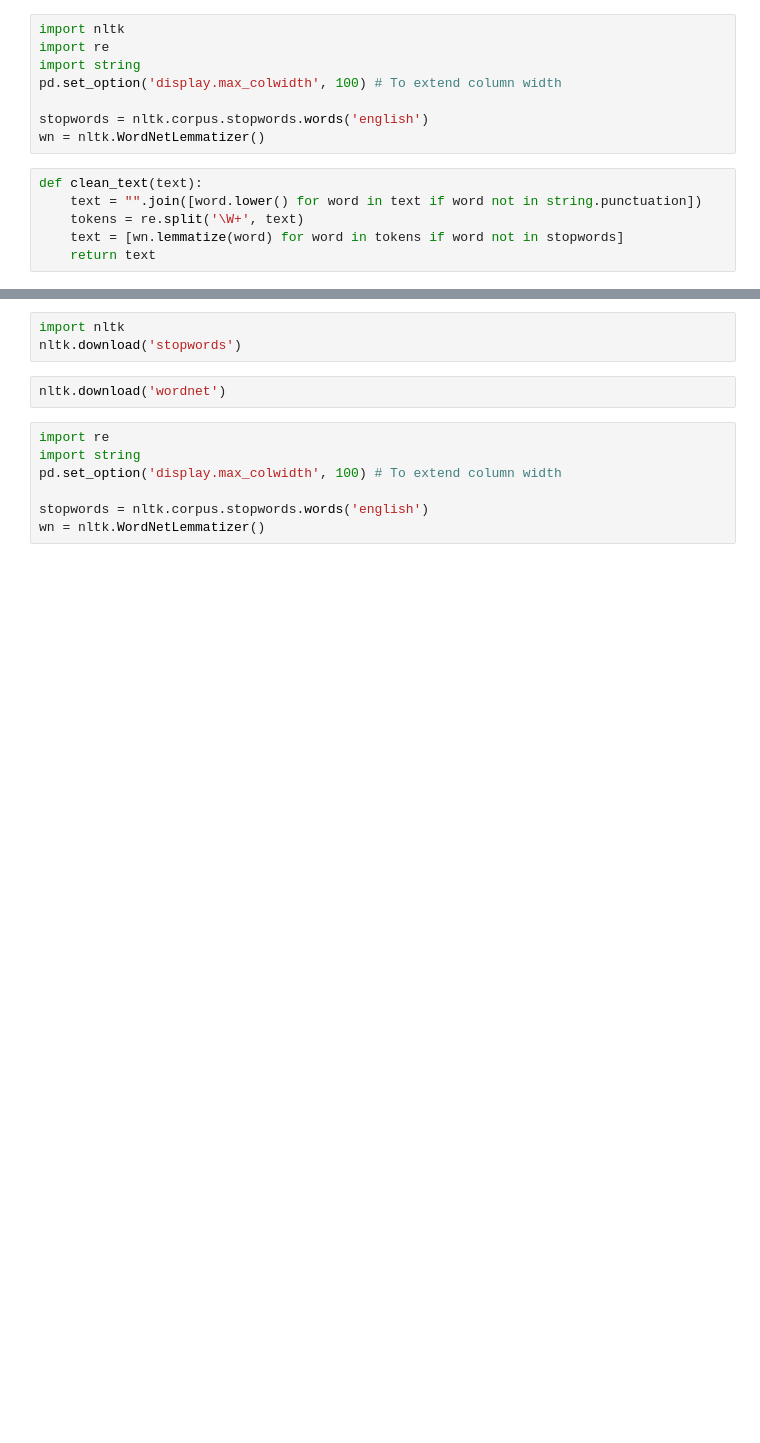
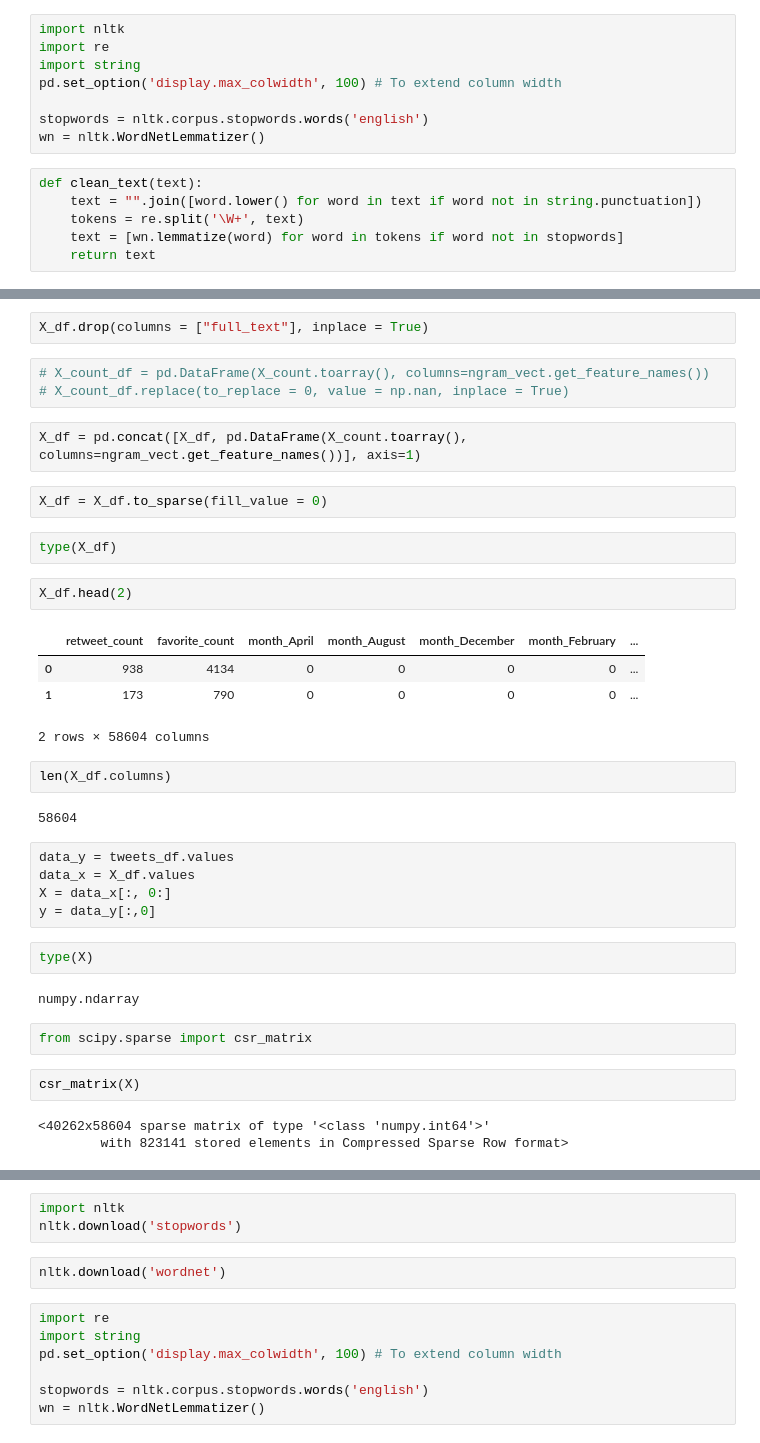
Before and after one commit to elanderos318/Tweetocracy, a Jupyter notebook: Jupyter Notebook Code/Deep Learning User Classification.ipynb, the cells around one changed output, grey strips where cells are left out. Cells and saved outputs as stored; diff of their text form; blank space fills up the shorter version.

```diff
--- a/Jupyter Notebook Code/Deep Learning User Classification.ipynb
+++ b/Jupyter Notebook Code/Deep Learning User Classification.ipynb
@@ -127,0 +108,38 @@ from sklearn.preprocessing import MinMaxScaler
+# %%
+X_df.drop(columns = ["full_text"], inplace = True)
+# %%
+# X_count_df = pd.DataFrame(X_count.toarray(), columns=ngram_vect.get_feature_names())
+# X_count_df.replace(to_replace = 0, value = np.nan, inplace = True)
+# %%
+X_df = pd.concat([X_df, pd.DataFrame(X_count.toarray(), columns=ngram_vect.get_feature_names())], axis=1)
+# %%
+X_df = X_df.to_sparse(fill_value = 0)
+# %%
+type(X_df)
+# %%
+X_df.head(2)
+# %% [output]
+|  | retweet_count | favorite_count | month_April | month_August | month_December | month_February | ... |
+| 0 | 938 | 4134 | 0 | 0 | 0 | 0 | ... |
+| 1 | 173 | 790 | 0 | 0 | 0 | 0 | ... |
+2 rows × 58604 columns
+# %%
+len(X_df.columns)
+# %% [output]
+58604
+# %%
+data_y = tweets_df.values
+data_x = X_df.values
+X = data_x[:, 0:]
+y = data_y[:,0]
+# %%
+type(X)
+# %% [output]
+numpy.ndarray
+# %%
+from scipy.sparse import csr_matrix
+# %%
+csr_matrix(X)
+# %% [output]
+<40262x58604 sparse matrix of type '<class 'numpy.int64'>'
+        with 823141 stored elements in Compressed Sparse Row format>
```
Also changed, not shown: parts of 42 cells of this notebook.
